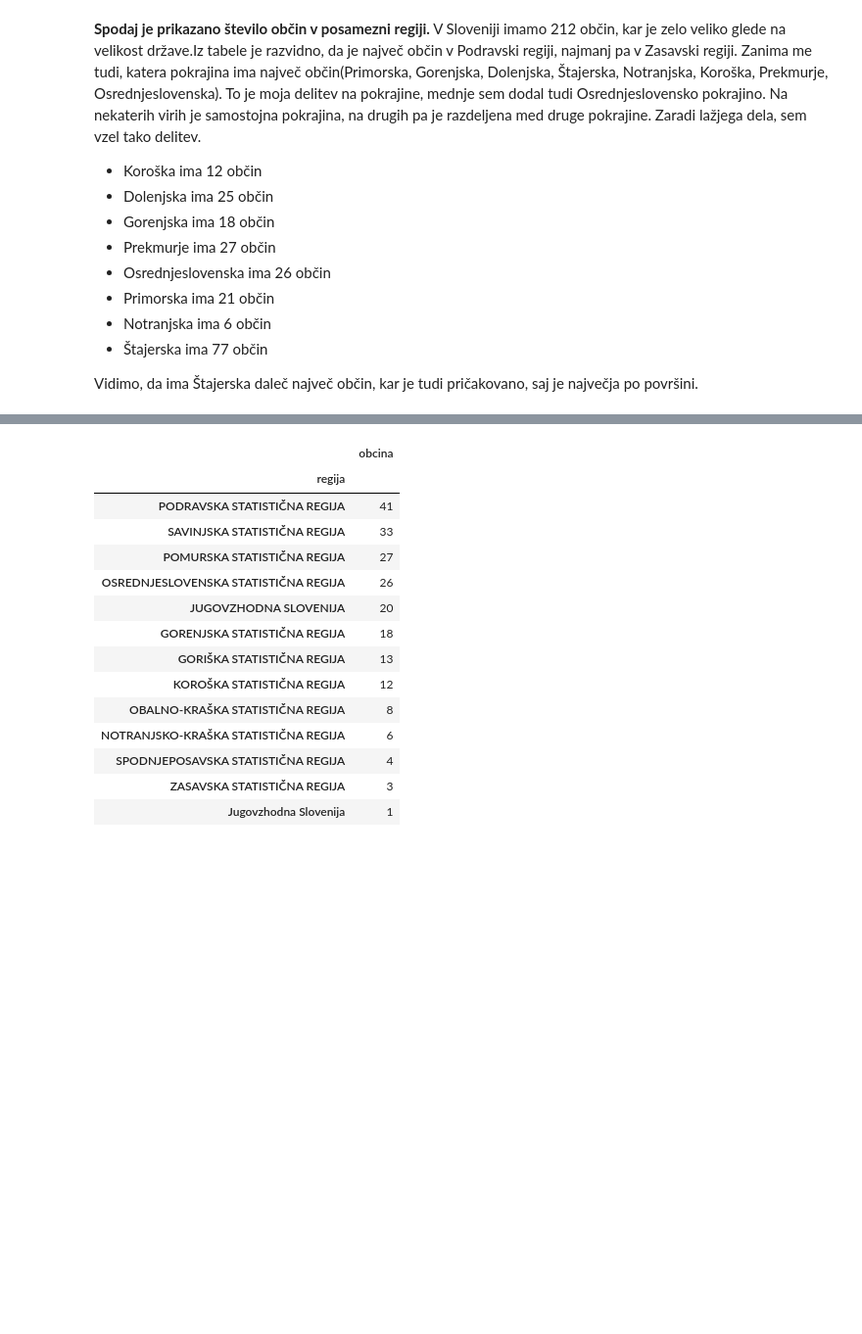
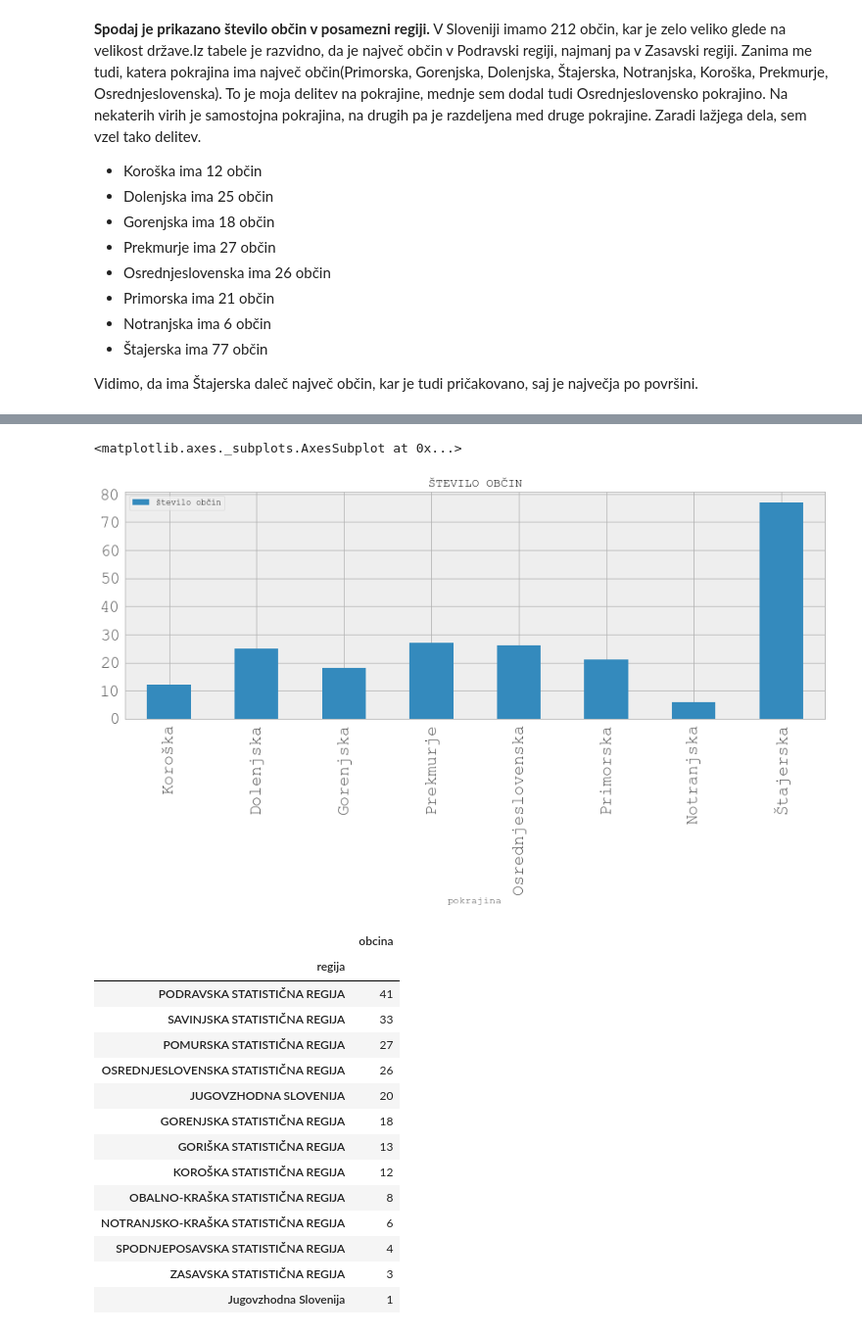
Before and after one commit to gregorkodric/obcine, a Jupyter notebook: Obcine.ipynb, the cells around one changed output, grey strips where cells are left out. Shown at 98% size. Drawn from its saved outputs; the diff is of its cells as text; code cells hidden in the pictures; blank space fills up the shorter version.

```diff
--- a/Obcine.ipynb
+++ b/Obcine.ipynb
@@ -219,3 +240,9 @@ Zanima me tudi, katera pokrajina ima največ občin(Primorska, Gorenjska, Dolenj
 * Štajerska ima 77 občin
 
 Vidimo, da ima Štajerska daleč največ občin, kar je tudi pričakovano, saj je največja po površini.
+# %%
+tabela  = {'pokrajina' : ['Koroška', 'Dolenjska', 'Gorenjska', 'Prekmurje', 'Osrednjeslovenska', 'Primorska', 'Notranjska', 'Štajerska'],
+           'število občin' : [12, 25, 18, 27, 26, 21, 6, 77]}
+
+
+df = pd.DataFrame(tabela)
@@ -222,3 +261,8 @@ Vidimo, da ima Štajerska daleč največ občin, kar je tudi pričakovano, saj j
+# %%
+df.plot(x='pokrajina', kind='bar', fontsize=20, title='ŠTEVILO OBČIN')
+# %% [output]
+<matplotlib.axes._subplots.AxesSubplot at 0x...>
+[figure, added]
 # %%
 regije = podatki_naselja.groupby('regija')[['obcina']].count()
 # %%
```
Also changed, not shown: parts of 13 cells of this notebook.
